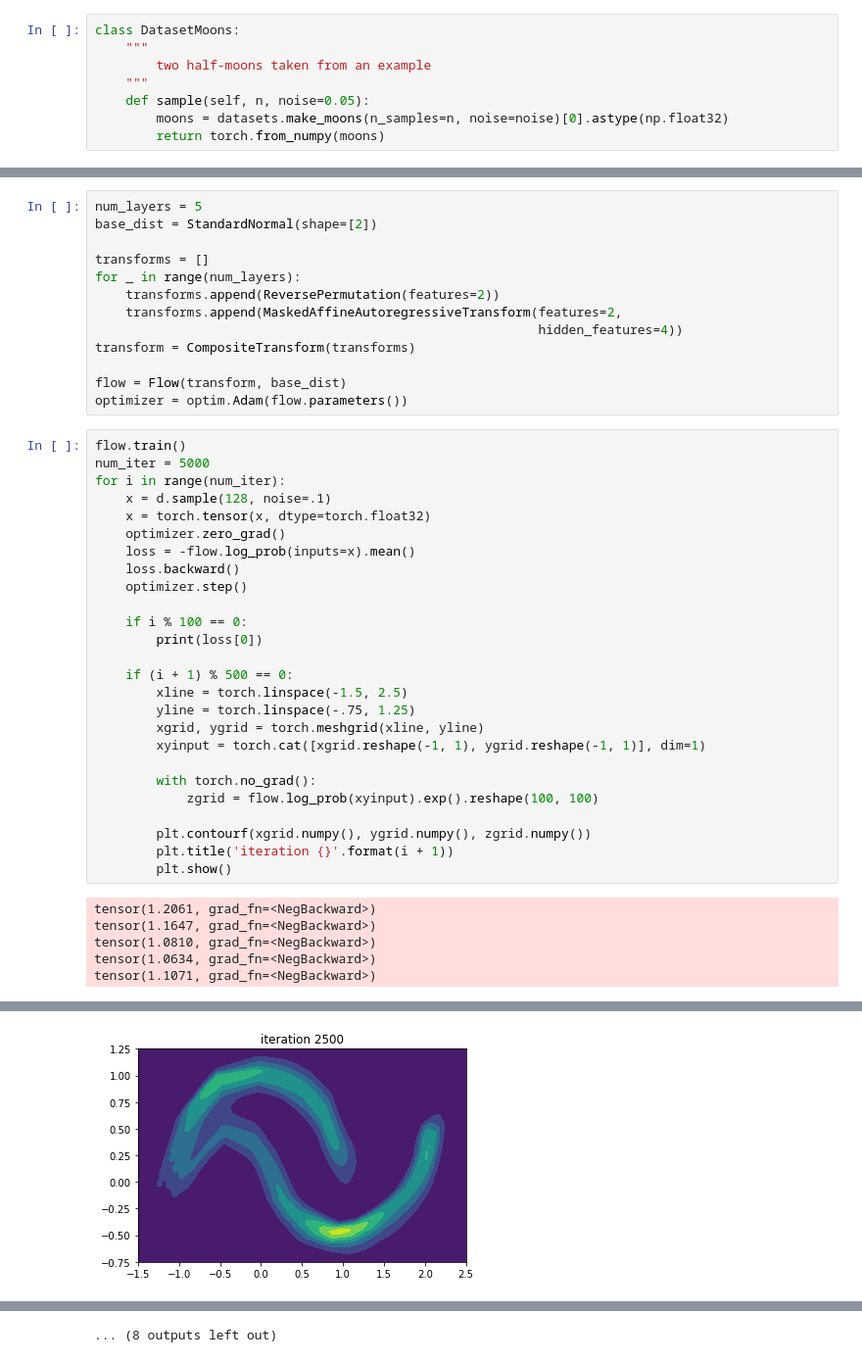
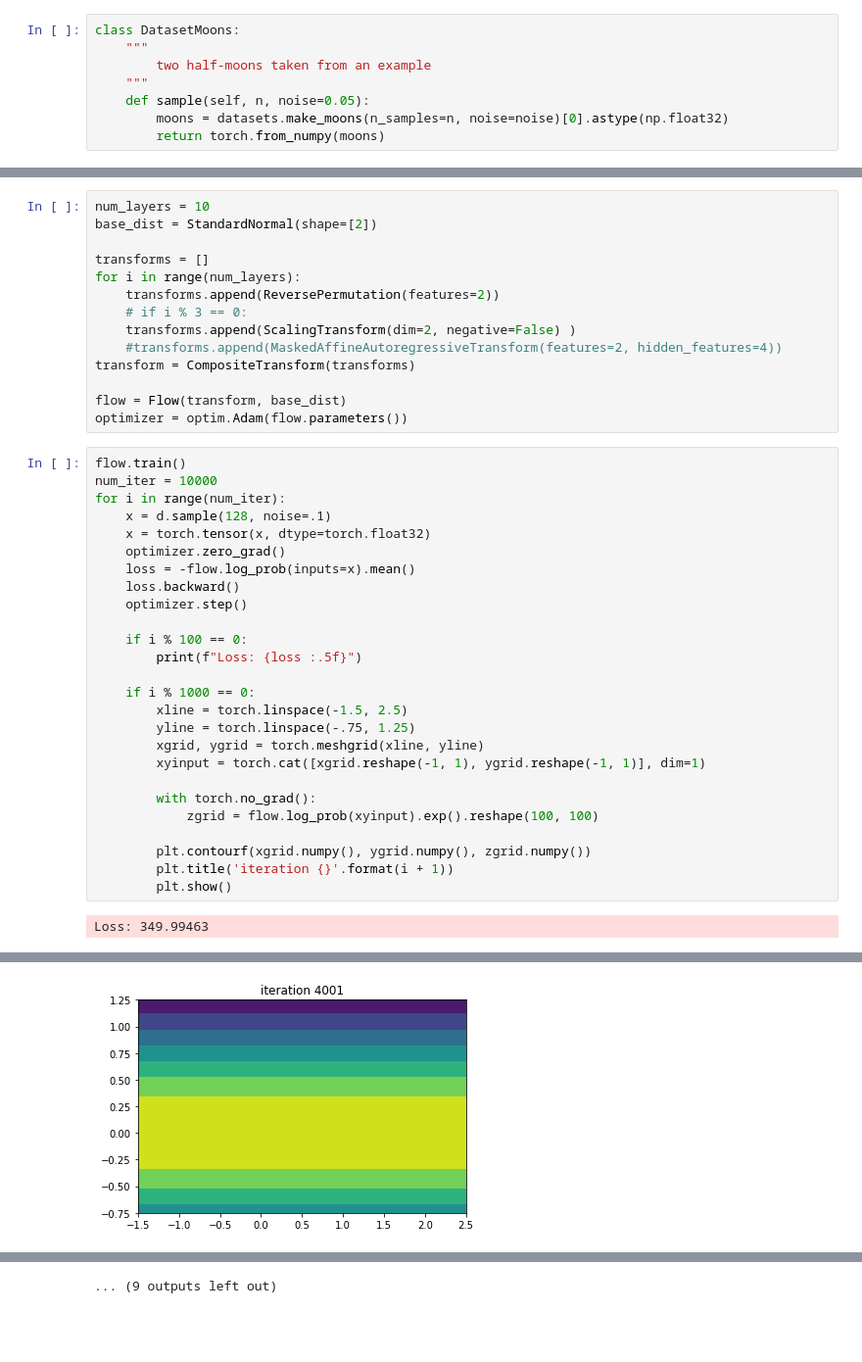
Before and after one commit to johanos/normalizing_flows_exploration, a Jupyter notebook: part_1_using_nflows_package.ipynb, the cells around one changed output, grey strips where cells are left out. Shown at 98% size. Saved outputs shown, nothing was run; the diff lists cells and outputs as text; blank space fills up the shorter version.

```diff
--- a/part_1_using_nflows_package.ipynb
+++ b/part_1_using_nflows_package.ipynb
@@ -28,19 +29,20 @@ plt.scatter(x[:, 0], x[:, 1]);
 # %%
-num_layers = 5
+num_layers = 10
 base_dist = StandardNormal(shape=[2])
 
 transforms = []
-for _ in range(num_layers):
+for i in range(num_layers):
     transforms.append(ReversePermutation(features=2))
-    transforms.append(MaskedAffineAutoregressiveTransform(features=2,
-                                                          hidden_features=4))
+    # if i % 3 == 0:
+    transforms.append(ScalingTransform(dim=2, negative=False) )
+    #transforms.append(MaskedAffineAutoregressiveTransform(features=2, hidden_features=4))
 transform = CompositeTransform(transforms)
 
 flow = Flow(transform, base_dist)
 optimizer = optim.Adam(flow.parameters())
 # %%
 flow.train()
-num_iter = 5000
+num_iter = 10000
 for i in range(num_iter):
     x = d.sample(128, noise=.1)
     x = torch.tensor(x, dtype=torch.float32)
@@ -50,9 +52,9 @@ for i in range(num_iter):
     optimizer.step()
 
     if i % 100 == 0:
-        print(loss[0])
+        print(f"Loss: {loss :.5f}")
 
-    if (i + 1) % 500 == 0:
+    if i % 1000 == 0:
         xline = torch.linspace(-1.5, 2.5)
         yline = torch.linspace(-.75, 1.25)
         xgrid, ygrid = torch.meshgrid(xline, yline)
@@ -65,8 +67,4 @@ for i in range(num_iter):
         plt.title('iteration {}'.format(i + 1))
         plt.show()
 # %% [output]
-tensor(1.2061, grad_fn=<NegBackward>)
-tensor(1.1647, grad_fn=<NegBackward>)
-tensor(1.0810, grad_fn=<NegBackward>)
-tensor(1.0634, grad_fn=<NegBackward>)
-tensor(1.1071, grad_fn=<NegBackward>)
+Loss: 349.99463
@@ -97 +115 @@ tensor(1.0829, grad_fn=<NegBackward>)
-[figure, old version]
+[figure, new version]
@@ -104,4 +127,4 @@ tensor(1.1583, grad_fn=<NegBackward>)
-... (8 outputs left out)
+... (9 outputs left out)
 # %%
 flow.eval()
 # this is the data
```
Also changed, not shown: parts of 5 cells of this notebook.
